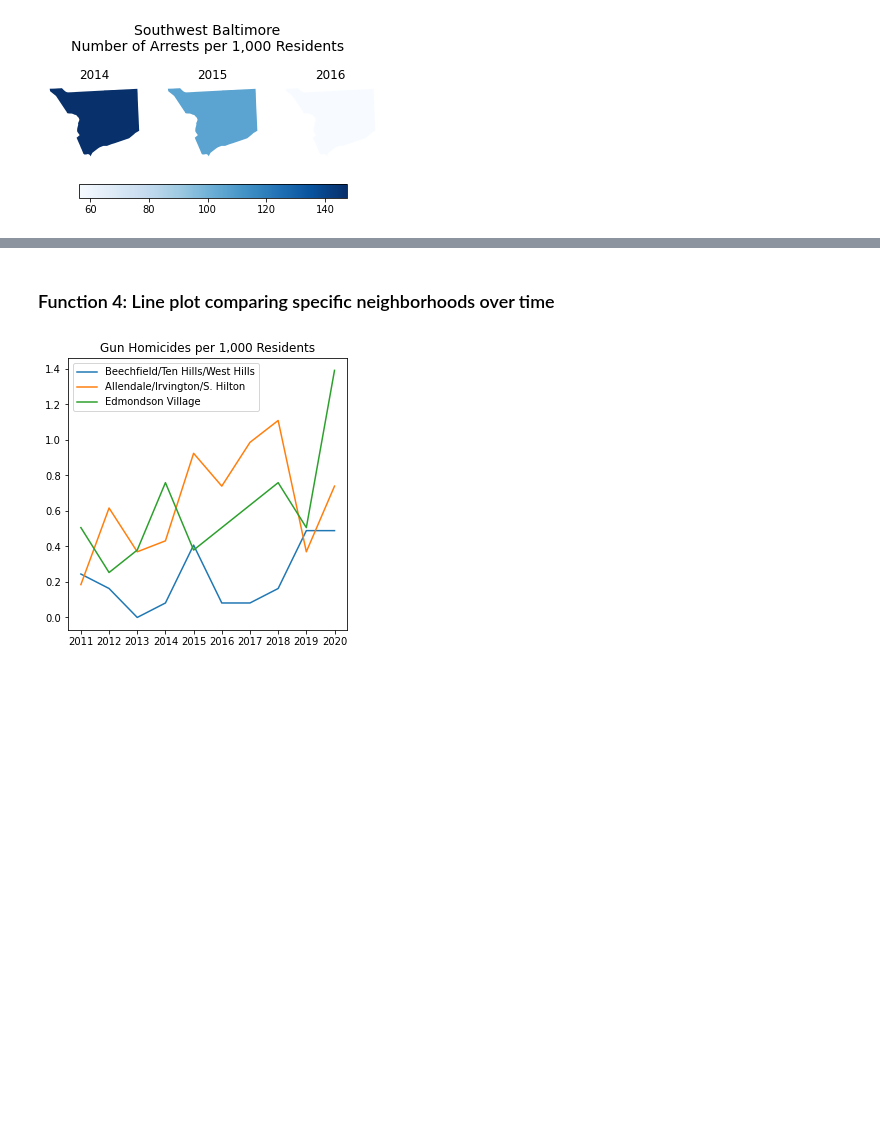
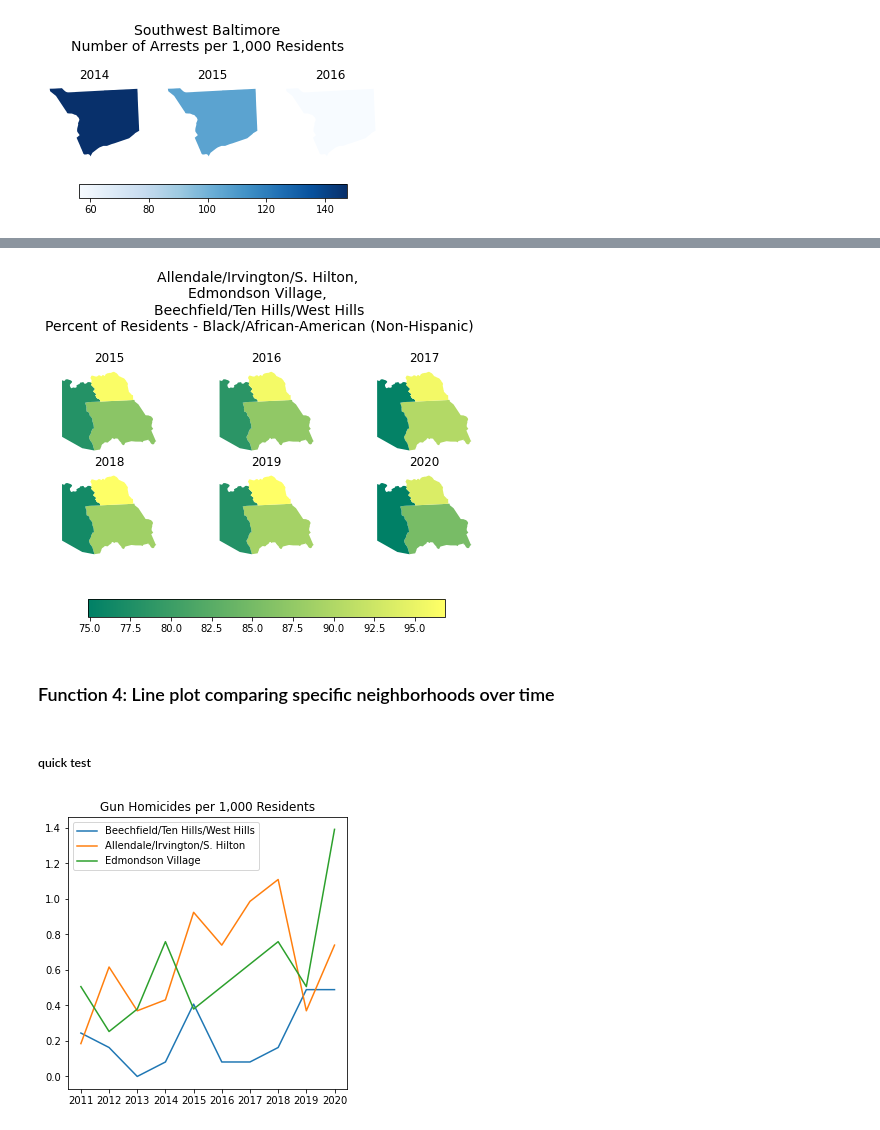
Before and after one commit to ejf78/cdc_vitalsigns, a Jupyter notebook: Vital Signs Analysis.ipynb, the cells around one changed output, grey strips where cells are left out. Saved outputs shown, nothing was run; the diff lists cells and outputs as text; code cells hidden in the pictures; blank space fills up the shorter version.

```diff
--- a/Vital Signs Analysis.ipynb
+++ b/Vital Signs Analysis.ipynb
@@ -815,5 +820,13 @@ plot_neighborhood_static(ex3, figsize = (6,3), cmap = "Blues",
+# %%
+# same graph, but cut off 2010
+ex5 = subset_dataframe(vsg, ["CSA", "indicator","year_numeric"], [csas,"paa",2015],["==","==",">="])
+plot_neighborhood_static(ex5, figsize = (8,5), legend_orientation = "horizontal", cmap = "summer", manual_title_adjustment= 0.1)
+# %% [output]
+[figure, added]
 # %% [markdown]
 ### Function 4: Line plot comparing specific neighborhoods over time
+# %% [markdown]
+##### quick test
 # %%
 #### testing out a single plot like this
 
```
Also changed, not shown: parts of 20 cells of this notebook.
